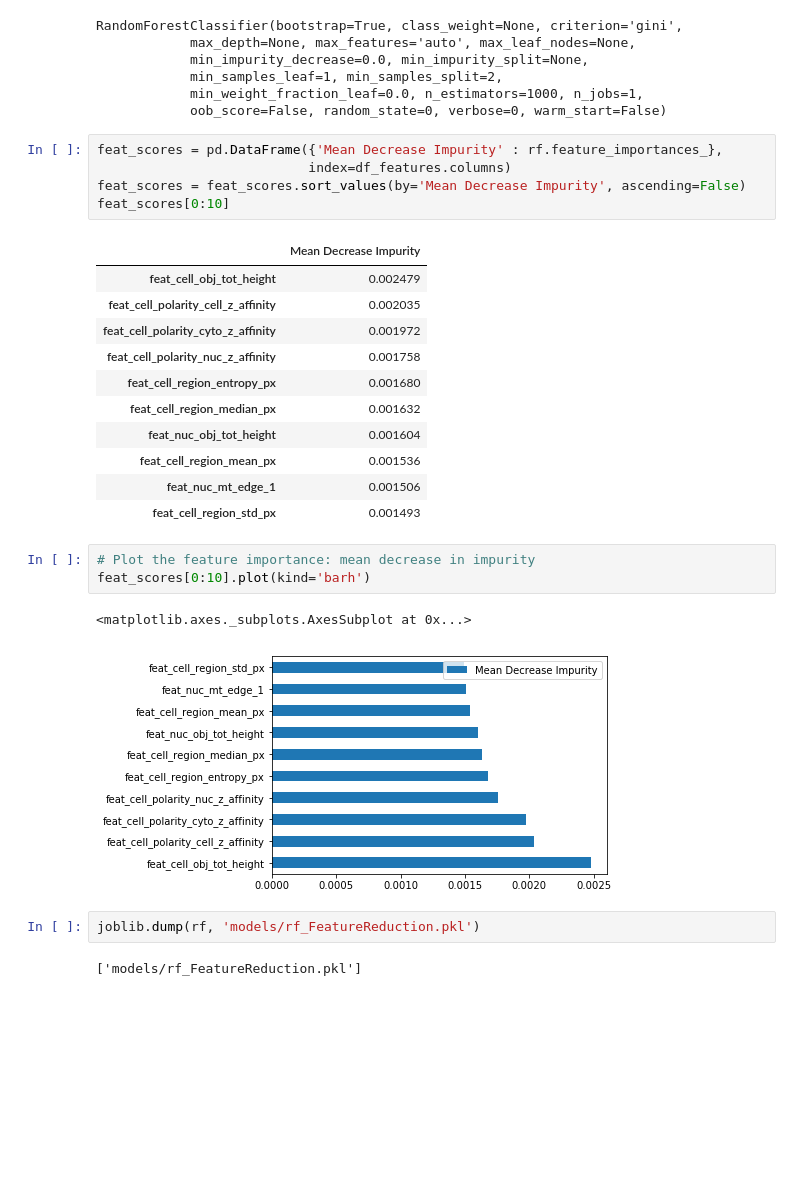
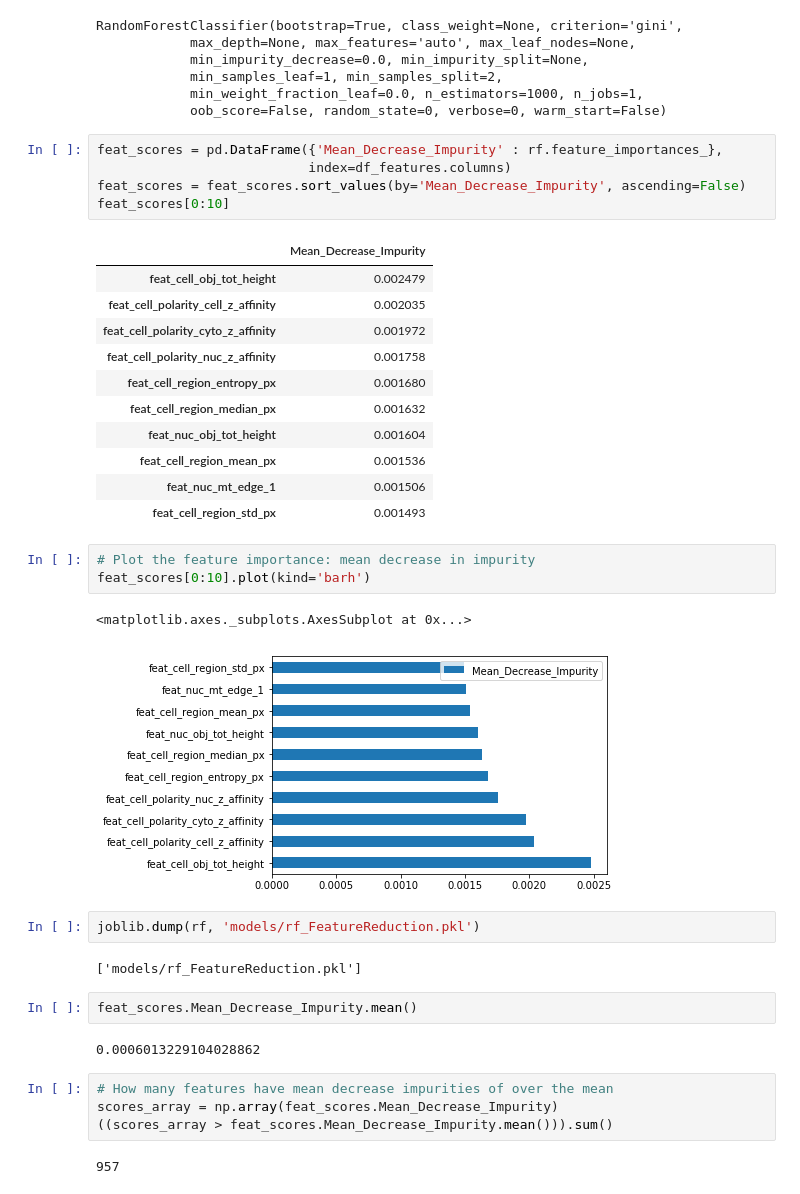
Before and after one commit to sdmirch/structure_prediction, a Jupyter notebook: EDA.ipynb, the cells around one changed output. Saved outputs shown, nothing was run; the diff lists cells and outputs as text; blank space fills up the shorter version.

```diff
--- a/EDA.ipynb
+++ b/EDA.ipynb
@@ -138,12 +140,12 @@ RandomForestClassifier(bootstrap=True, class_weight=None, criterion='gini',
             min_weight_fraction_leaf=0.0, n_estimators=1000, n_jobs=1,
             oob_score=False, random_state=0, verbose=0, warm_start=False)
 # %%
-feat_scores = pd.DataFrame({'Mean Decrease Impurity' : rf.feature_importances_},
+feat_scores = pd.DataFrame({'Mean_Decrease_Impurity' : rf.feature_importances_},
                            index=df_features.columns)
-feat_scores = feat_scores.sort_values(by='Mean Decrease Impurity', ascending=False)
+feat_scores = feat_scores.sort_values(by='Mean_Decrease_Impurity', ascending=False)
 feat_scores[0:10]
 # %% [output]
-|  | Mean Decrease Impurity |
+|  | Mean_Decrease_Impurity |
 | feat_cell_obj_tot_height | 0.002479 |
 | feat_cell_polarity_cell_z_affinity | 0.002035 |
 | feat_cell_polarity_cyto_z_affinity | 0.001972 |
@@ -159,8 +161,18 @@ feat_scores[0:10]
 feat_scores[0:10].plot(kind='barh')
 # %% [output]
 <matplotlib.axes._subplots.AxesSubplot at 0x...>
-[figure, old version]
+[figure, new version]
 # %%
 joblib.dump(rf, 'models/rf_FeatureReduction.pkl')
 # %% [output]
 ['models/rf_FeatureReduction.pkl']
+# %%
+feat_scores.Mean_Decrease_Impurity.mean()
+# %% [output]
+0.0006013229104028862
+# %%
+# How many features have mean decrease impurities of over the mean
+scores_array = np.array(feat_scores.Mean_Decrease_Impurity)
+((scores_array > feat_scores.Mean_Decrease_Impurity.mean())).sum()
+# %% [output]
+957
```
Also changed, not shown: parts of 3 cells of this notebook.
